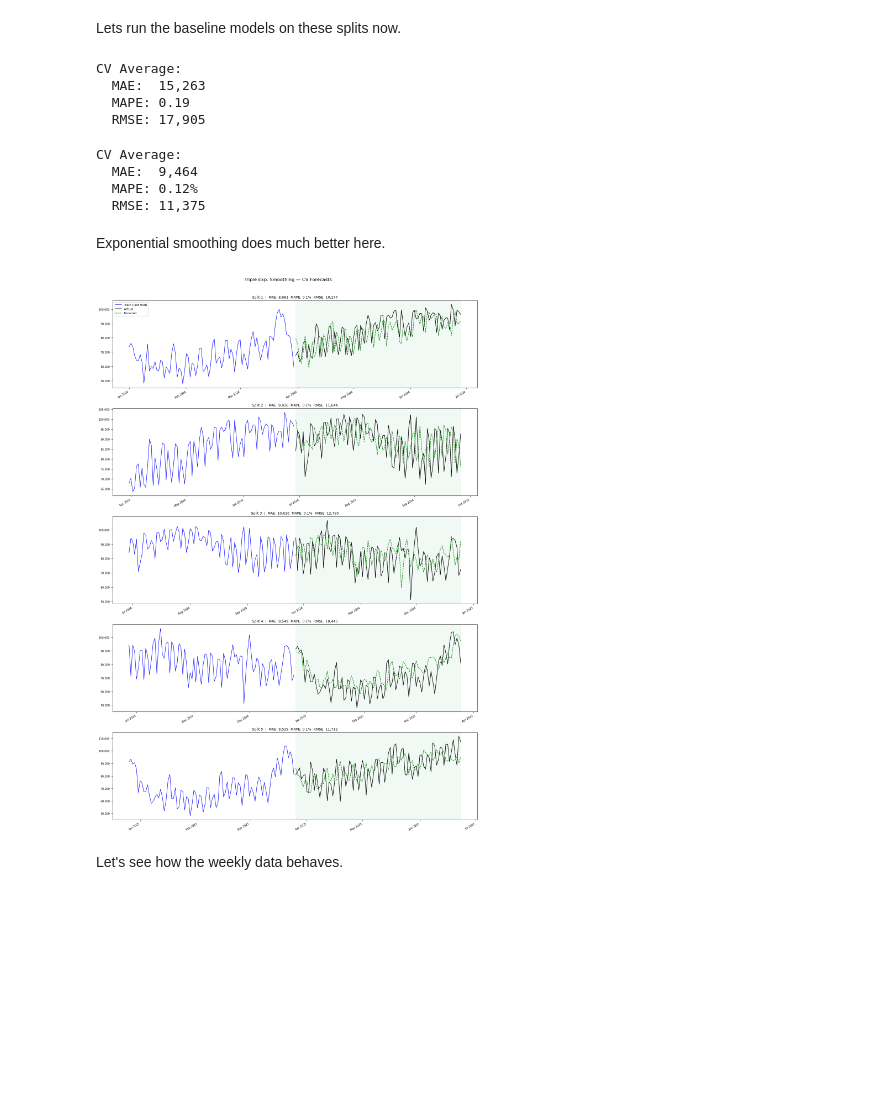
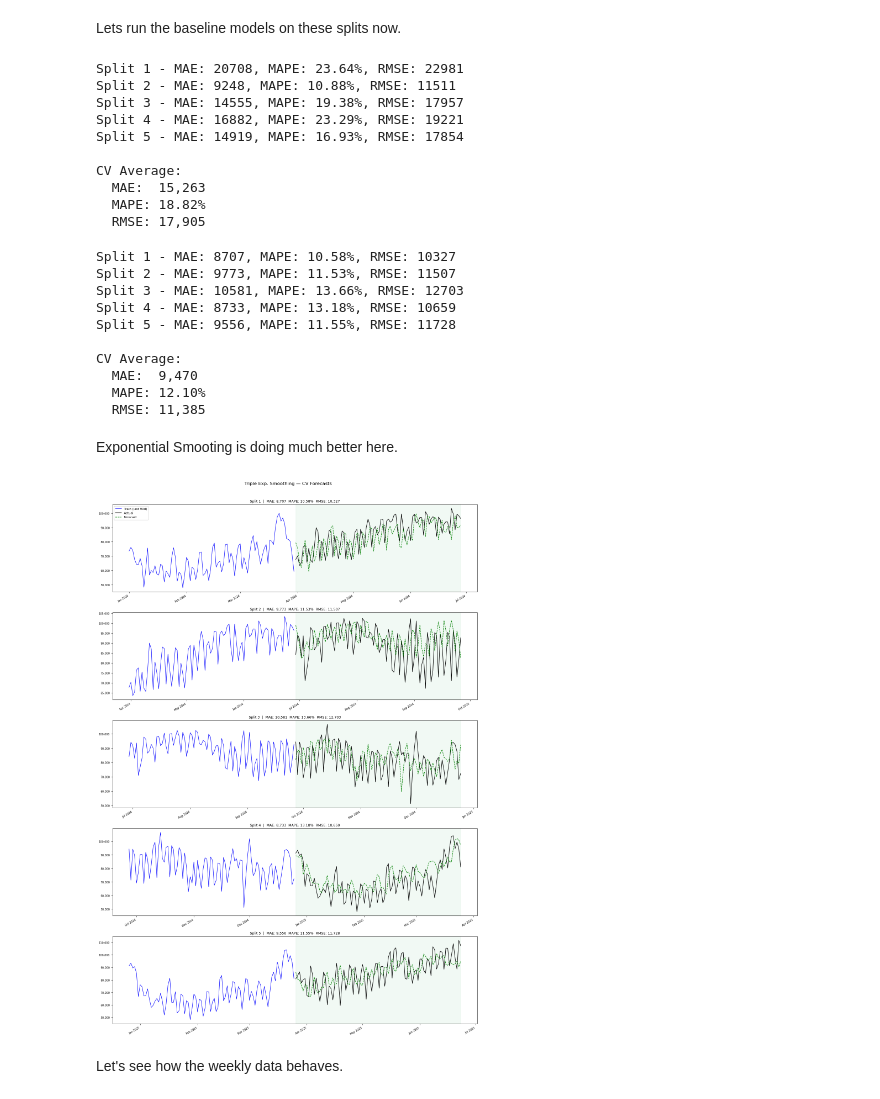
Before and after one commit to Erdos-Projects/spring-2026-busy-airports, a Jupyter notebook: notebooks/Baseline Forecasts.ipynb, the cells around one changed output. Saved outputs shown, nothing was run; the diff lists cells and outputs as text; code cells hidden in the pictures; blank space fills up the shorter version.

```diff
--- a/notebooks/Baseline Forecasts.ipynb
+++ b/notebooks/Baseline Forecasts.ipynb
@@ -23,3 +21,3 @@ from busy_airports.baselines import NaiveSeasonalWithDrift, TripleExponentialSmo
 # %%
-#Import the data
-tsa_data = pd.read_csv("../data/tsa-throughput-data-complete.csv")
+#Fix the airport data for Chicago O'Hare for daily frequency
+data_ord_d = retrieve_airport_data(data, "ORD", frequency="D") #Fixing Chicago O'Hare data for daily frequency
@@ -39,17 +30,10 @@ Let's first see a plot of the data first.
 # %%
 
-ord_data = tsa_airport_data[tsa_airport_data['Airport Code'] == 'ORD'] #Fixing our airport to be O'Hare
-ord_data = tsa_airport_data[tsa_airport_data['Airport Code'] == 'ORD']
-
-ord_daily = ord_data.groupby(pd.Grouper(key='DateTime', freq='D'))['Total Passenger Throughput'].sum()
-ord_daily = ord_daily.reset_index()
-ord_daily.columns = ['DateTime', 'Total Passenger Throughput']
-
-ord_daily = ord_daily[ord_daily['DateTime'] <= '2025-06-24'] #We only want to use data up to June 24, 2025
+data_ord_d = data_ord_d[data_ord_d['datetime'] < '2025-06-24'] #We only want to use data up to June 24, 2025
 plt.figure(figsize=(15, 6))
-plt.plot(ord_daily['DateTime'], ord_daily['Total Passenger Throughput'])
+plt.plot(data_ord_d['datetime'], data_ord_d['total_passenger_throughput'])
 plt.title('Daily TSA Throughput - ORD - 2022-2025')
-plt.xlabel('Date/Time')
+plt.xlabel('Date')
 plt.ylabel('Passenger Throughput')
 plt.show()
 # %% [output]
@@ -147,6 +134,5 @@ Let's run a cross-validated split now, with training by rolling splits. We have
 # %%
-ord_daily = ord_daily[ord_daily['DateTime'] <= '2025-06-23']
-splits = make_rolling_splits(ord_daily, date_col='DateTime', n_splits=5, step_days=90)
+splits = make_rolling_splits(data_ord_d, date_col='datetime', n_splits=5, step_days=90)
 # %% [output]
 Split 1: train → 2024-03-30 | test 2024-03-31 → 2024-06-28 (90 days)
 Split 2: train → 2024-06-28 | test 2024-06-29 → 2024-09-26 (90 days)
@@ -160,8 +146,8 @@ Lets run the baseline models on these splits now.
 results = []
 
 for i, (train_idx, test_idx) in enumerate(splits):
-    train = ord_daily.iloc[train_idx]['Total Passenger Throughput']
-    test  = ord_daily.iloc[test_idx]['Total Passenger Throughput']
+    train = data_ord_d.iloc[train_idx]['total_passenger_throughput']
+    test  = data_ord_d.iloc[test_idx]['total_passenger_throughput']
 
     model = NaiveSeasonalWithDrift(season_length=365)
     model.fit(train)
@@ -170,17 +156,24 @@ for i, (train_idx, test_idx) in enumerate(splits):
     metrics = evaluate_forecast(test.values, predicted, model_name=f"Split {i+1}")
     metrics['split'] = i + 1
     results.append(metrics)
+    print(f"Split {i+1} - MAE: {metrics['mae']:.0f}, MAPE: {100*metrics['mape']:.2f}%, RMSE: {metrics['rmse']:.0f}")
 
 # Summary across all splits
 results_df = pd.DataFrame(results).set_index('split')
 print("\nCV Average:")
 print(f"  MAE:  {results_df['mae'].mean():,.0f}")
-print(f"  MAPE: {results_df['mape'].mean():.2f}")
+print(f"  MAPE: {100*results_df['mape'].mean():.2f}%")
 print(f"  RMSE: {results_df['rmse'].mean():,.0f}")
 # %% [output]
+Split 1 - MAE: 20708, MAPE: 23.64%, RMSE: 22981
+Split 2 - MAE: 9248, MAPE: 10.88%, RMSE: 11511
+Split 3 - MAE: 14555, MAPE: 19.38%, RMSE: 17957
+Split 4 - MAE: 16882, MAPE: 23.29%, RMSE: 19221
+Split 5 - MAE: 14919, MAPE: 16.93%, RMSE: 17854
+
 CV Average:
   MAE:  15,263
-  MAPE: 0.19
+  MAPE: 18.82%
   RMSE: 17,905
 # %%
 #For Exp. smoothing
@@ -197,19 +190,27 @@ for i, (train_idx, test_idx) in enumerate(splits):
     metrics = evaluate_forecast(test.values, predicted.values, model_name=f"Split {i+1}")
     metrics['split'] = i + 1
     results_tes.append(metrics)
+    print(f"Split {i+1} - MAE: {metrics['mae']:.0f}, MAPE: {100*metrics['mape']:.2f}%, RMSE: {metrics['rmse']:.0f}")
+
 
 results_tes_df = pd.DataFrame(results_tes).set_index('split')
 print("\nCV Average:")
 print(f"  MAE:  {results_tes_df['mae'].mean():,.0f}")
-print(f"  MAPE: {results_tes_df['mape'].mean():.2f}%")
+print(f"  MAPE: {100*results_tes_df['mape'].mean():.2f}%")
 print(f"  RMSE: {results_tes_df['rmse'].mean():,.0f}")
 # %% [output]
+Split 1 - MAE: 8707, MAPE: 10.58%, RMSE: 10327
+Split 2 - MAE: 9773, MAPE: 11.53%, RMSE: 11507
+Split 3 - MAE: 10581, MAPE: 13.66%, RMSE: 12703
+Split 4 - MAE: 8733, MAPE: 13.18%, RMSE: 10659
+Split 5 - MAE: 9556, MAPE: 11.55%, RMSE: 11728
+
 CV Average:
-  MAE:  9,464
-  MAPE: 0.12%
-  RMSE: 11,375
+  MAE:  9,470
+  MAPE: 12.10%
+  RMSE: 11,385
-# %% [markdown]
-Exponential smoothing does much better here.
+# %% [markdown]
+Exponential Smooting is doing much better here.
 # %%
 #Plot for Exponential Smoothing
 from matplotlib import dates as mdates
@@ -219,45 +220,45 @@ fig.suptitle('Triple Exp. Smoothing — CV Forecasts', y=1.01)
 for i, (train_idx, test_idx) in enumerate(splits):
     ax = axes[i]
 
-    train_dates = ord_daily.iloc[train_idx]['DateTime']
-    test_dates  = ord_daily.iloc[test_idx]['DateTime']
-    train_vals  = ord_daily.iloc[train_idx]['Total Passenger Throughput']
-    test_vals   = ord_daily.iloc[test_idx]['Total Passenger Throughput']
+    train_dates = data_ord_d.iloc[train_idx]['datetime']
+    test_dates  = data_ord_d.iloc[test_idx]['datetime']
+    train_vals  = data_ord_d.iloc[train_idx]['total_passenger_throughput']
+    test_vals   = data_ord_d.iloc[test_idx]['total_passenger_throughput']
 
     model = TripleExponentialSmoothing(season_length=365)
     model.fit(train_vals)
     predicted = model.forecast(h=len(test_vals)).values
 
     train_plot_dates = train_dates.iloc[-90:]
     train_plot_vals  = train_vals.iloc[-90:]
 
     ax.plot(train_plot_dates, train_plot_vals,
             color='blue', linewidth=1, label='Train (last 90d)')
     ax.plot(test_dates, test_vals,
             color='black', linewidth=1.2, label='Actual')
     ax.plot(test_dates, predicted,
             color='green', linewidth=1.2, linestyle='--', label='Forecast')
 
     ax.axvspan(test_dates.iloc[0], test_dates.iloc[-1], alpha=0.07, color='mediumseagreen')
 
     row = results_tes_df.loc[i + 1]
     ax.set_title(
-        f'Split {i+1}  |  MAE: {row["mae"]:,.0f}  MAPE: {row["mape"]:.1f}%  RMSE: {row["rmse"]:,.0f}',
+        f'Split {i+1}  |  MAE: {row["mae"]:,.0f}  MAPE: {100*row["mape"]:.2f}%  RMSE: {row["rmse"]:,.0f}',
         fontsize=9
     )
     ax.xaxis.set_major_formatter(mdates.DateFormatter('%b %Y'))
     ax.xaxis.set_major_locator(mdates.MonthLocator())
     plt.setp(ax.xaxis.get_majorticklabels(), rotation=30, ha='right', fontsize=7)
     ax.yaxis.set_major_formatter(plt.FuncFormatter(lambda x, _: f'{x:,.0f}'))
     ax.tick_params(axis='y', labelsize=7)
 
     if i == 0:
         ax.legend(fontsize=8, loc='upper left')
 
 plt.tight_layout()
 plt.show()
 # %% [output]
-[figure, old version]
+[figure, new version]
 # %% [markdown]
 Let's see how the weekly data behaves.
 # %%
```
Also changed, not shown: parts of 16 cells of this notebook.
